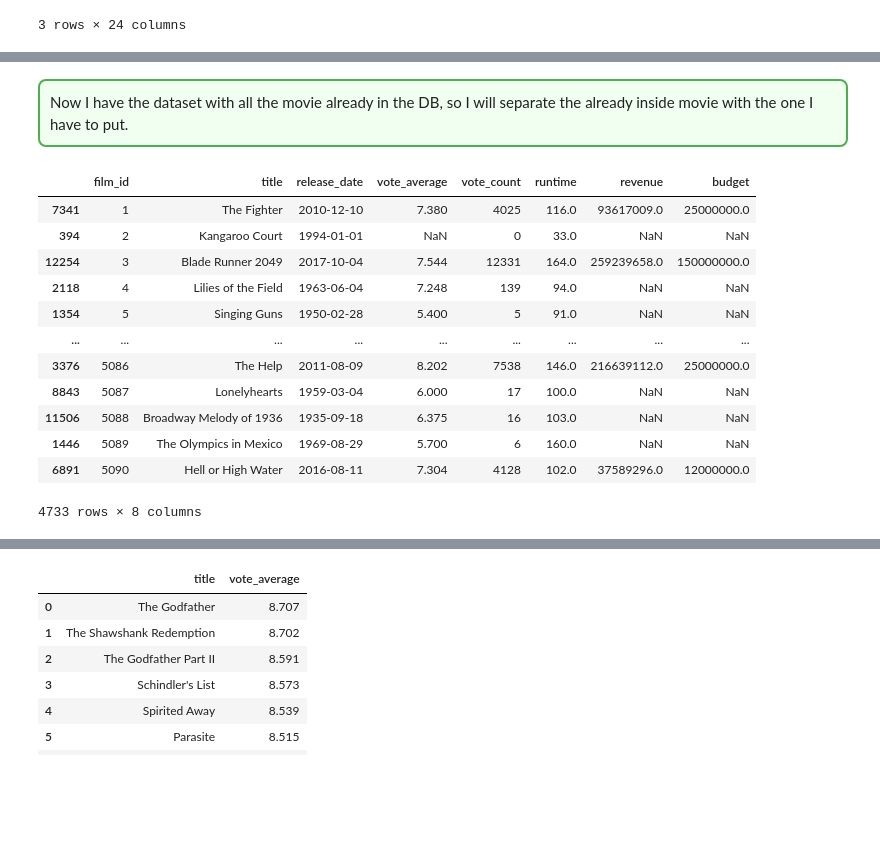
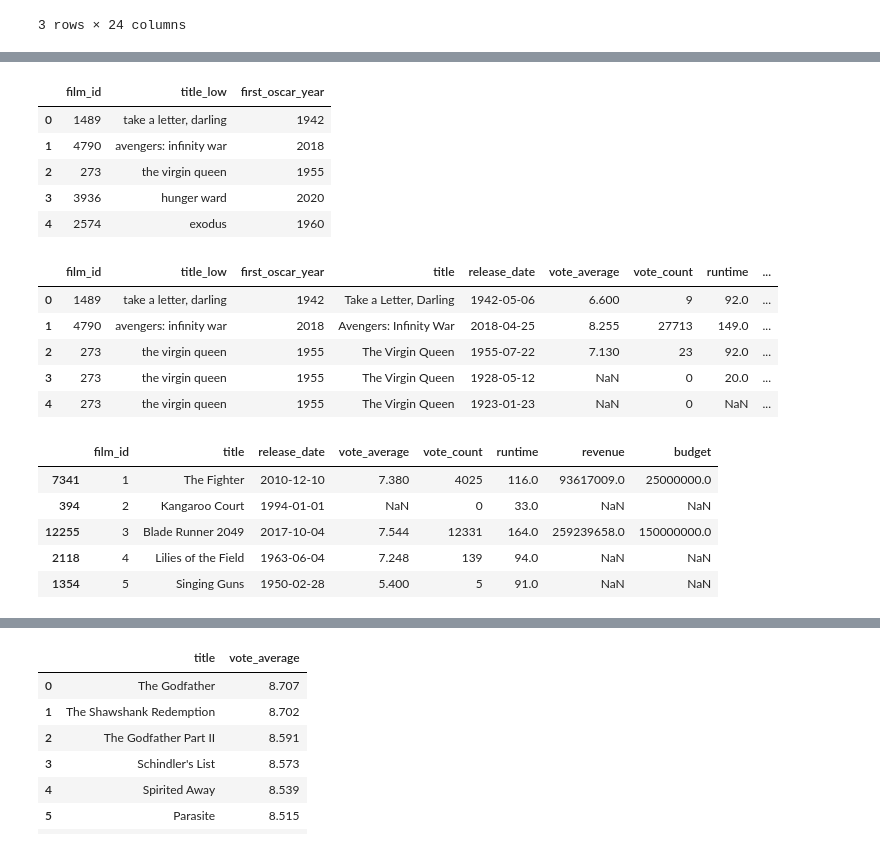
Before and after one commit to Danila-Pechenev/databases_project, a Jupyter notebook: db_project.ipynb, the cells around one changed output, grey strips where cells are left out. Drawn from its saved outputs; the diff is of its cells as text; code cells hidden in the pictures; blank space fills up the shorter version.

```diff
--- a/db_project.ipynb
+++ b/db_project.ipynb
@@ -719,6 +755,5 @@ Preparing data to add into the table
 # %%
 columns = [
-    'id',
     'title',
     'release_date',
     'vote_average',
@@ -727,4 +762,5 @@ columns = [
     'revenue',
     'budget'
 ]
-df_to_push = film[columns].copy()
+films = films[columns]
+films.head()
@@ -786,46 +784,48 @@ To know which movie belong to an oscar when you have 2 movie with the same name,
 </div>
+# %%
+films_oscar = run_query("""
+SELECT f.film_id, lower(f.title) as title_low, min(n.year) as first_oscar_year
+FROM film f
+JOIN nomination n ON f.film_id = n.film_id
+GROUP BY f.title, f.film_id
+;""")
+films_oscar.head()
+# %% [output]
+|  | film_id | title_low | first_oscar_year |
+| 0 | 1489 | take a letter, darling | 1942 |
+| 1 | 4790 | avengers: infinity war | 2018 |
+| 2 | 273 | the virgin queen | 1955 |
+| 3 | 3936 | hunger ward | 2020 |
+| 4 | 2574 | exodus | 1960 |
+# %%
+films['title_low'] = films['title'].str.lower()
+df_shared_title = pd.merge(
+    films_oscar,
+    films,
+    on='title_low',
+    how='inner',
+    suffixes=('_bdd', '_tmdb')
+)
+df_shared_title.head()
+# %% [output]
+|  | film_id | title_low | first_oscar_year | title | release_date | vote_average | vote_count | runtime | ... |
+| 0 | 1489 | take a letter, darling | 1942 | Take a Letter, Darling | 1942-05-06 | 6.600 | 9 | 92.0 | ... |
+| 1 | 4790 | avengers: infinity war | 2018 | Avengers: Infinity War | 2018-04-25 | 8.255 | 27713 | 149.0 | ... |
+| 2 | 273 | the virgin queen | 1955 | The Virgin Queen | 1955-07-22 | 7.130 | 23 | 92.0 | ... |
+| 3 | 273 | the virgin queen | 1955 | The Virgin Queen | 1928-05-12 | NaN | 0 | 20.0 | ... |
+| 4 | 273 | the virgin queen | 1955 | The Virgin Queen | 1923-01-23 | NaN | 0 | NaN | ... |
+# %%
+df_shared_title['diff_year'] = abs(df_shared_title['release_date'].dt.year - df_shared_title.first_oscar_year)
+df_shared_title.sort_values(by=['film_id', 'diff_year'], ascending=True, inplace=True)
+df_shared_title.drop_duplicates(subset=['film_id'], keep='first', inplace=True)
 # %%
-db_films_oscar = run_query("select f.film_id, lower(f.title) as title_low , min(n.year) as first_oscar_year from film f join nomination n on f.film_id = n.film_id group by f.title, f.film_id;")
-df_to_push['title_low'] = df_to_push['title'].str.lower()
-
-df_close = pd.merge(
-    db_films_oscar,
-    df_to_push[['title', 'title_low', 'release_date', 'vote_average', 'vote_count', 'runtime', 'revenue', 'budget']],
-    on='title_low',
-    how='inner',
-    suffixes=('_bdd', '_tmdb')
-)
-
-df_close['diff_year'] = abs(
-    df_close['release_date'].dt.year - df_close['first_oscar_year']
-)
-
-df_close.sort_values(by=['film_id', 'diff_year'], ascending=True, inplace=True)
-
-df_fin = df_close.drop_duplicates(
-    subset=['film_id'],
-    keep='first'
-).copy()
-
-final_cols = ['film_id', 'title', 'release_date', 'vote_average', 'vote_count', 'runtime', 'revenue', 'budget']
-df_fin = df_fin[final_cols]
+final_data = df_shared_title.drop(columns=['title_low', 'first_oscar_year', 'diff_year'])
-# %% [markdown]
-<div style="border: 2px solid #4CAF50; padding: 10px; border-radius: 8px; background-color:#f0fff0">
-Now I have the dataset with all the movie already in the DB, so I will separate the already inside movie with the one I have to put.
-</div>
 # %%
-df_fin
+final_data.head()
 # %% [output]
 |  | film_id | title | release_date | vote_average | vote_count | runtime | revenue | budget |
 | 7341 | 1 | The Fighter | 2010-12-10 | 7.380 | 4025 | 116.0 | 93617009.0 | 25000000.0 |
 | 394 | 2 | Kangaroo Court | 1994-01-01 | NaN | 0 | 33.0 | NaN | NaN |
-| 12254 | 3 | Blade Runner 2049 | 2017-10-04 | 7.544 | 12331 | 164.0 | 259239658.0 | 150000000.0 |
+| 12255 | 3 | Blade Runner 2049 | 2017-10-04 | 7.544 | 12331 | 164.0 | 259239658.0 | 150000000.0 |
 | 2118 | 4 | Lilies of the Field | 1963-06-04 | 7.248 | 139 | 94.0 | NaN | NaN |
 | 1354 | 5 | Singing Guns | 1950-02-28 | 5.400 | 5 | 91.0 | NaN | NaN |
-| ... | ... | ... | ... | ... | ... | ... | ... | ... |
-| 3376 | 5086 | The Help | 2011-08-09 | 8.202 | 7538 | 146.0 | 216639112.0 | 25000000.0 |
-| 8843 | 5087 | Lonelyhearts | 1959-03-04 | 6.000 | 17 | 100.0 | NaN | NaN |
-| 11506 | 5088 | Broadway Melody of 1936 | 1935-09-18 | 6.375 | 16 | 103.0 | NaN | NaN |
-| 1446 | 5089 | The Olympics in Mexico | 1969-08-29 | 5.700 | 6 | 160.0 | NaN | NaN |
-| 6891 | 5090 | Hell or High Water | 2016-08-11 | 7.304 | 4128 | 102.0 | 37589296.0 | 12000000.0 |
-4733 rows × 8 columns
```
Also changed, not shown: parts of 85 cells of this notebook, 1 other file.
